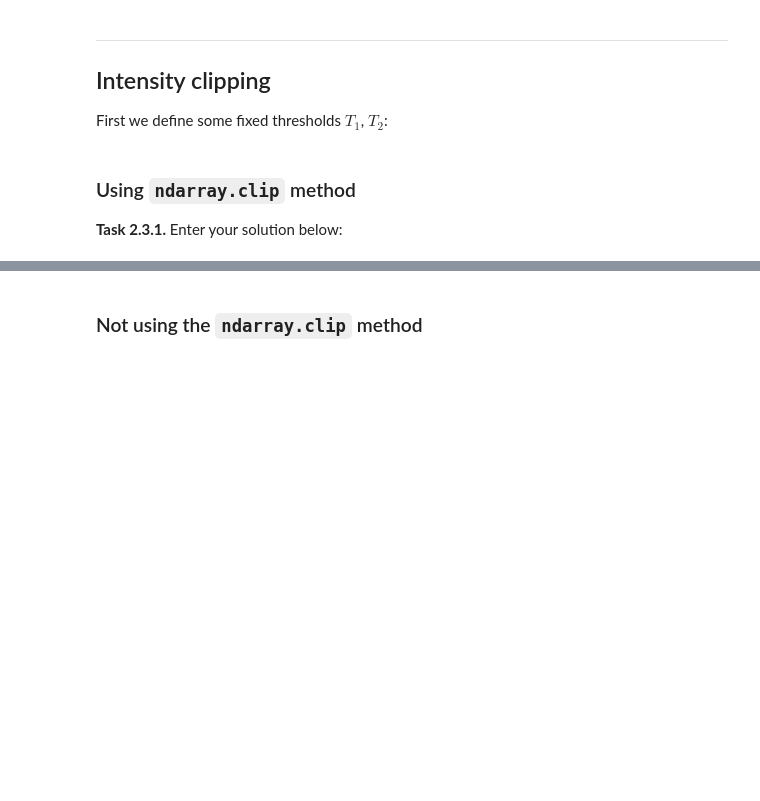
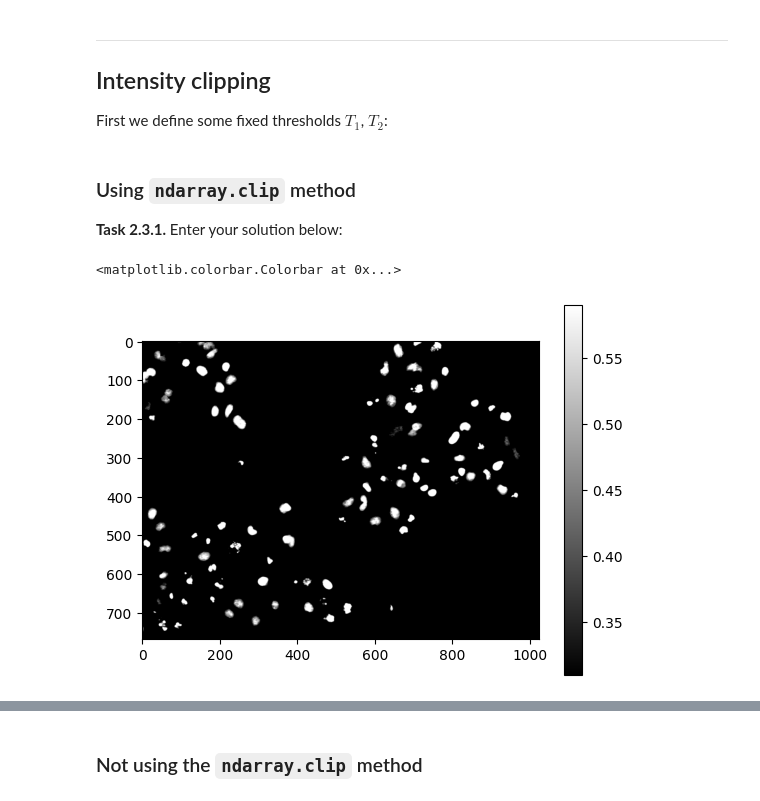
Before and after one commit to Theresa-F/mobi-fs3-python, a Jupyter notebook: task2.ipynb, the cells around one changed output, grey strips where cells are left out. Saved outputs shown, nothing was run; the diff lists cells and outputs as text; code cells hidden in the pictures; blank space fills up the shorter version.

Commit message:
Save Task 2.clip with ndarray method

```diff
--- a/task2.ipynb
+++ b/task2.ipynb
@@ -44,3 +44,10 @@ T2 = 0.59
 ### Using `ndarray.clip` method
 
 **<a id="#">Task 2.3.1.</a>** Enter your solution below:
+# %%
+img.clip(T1, T2)
+plt.imshow(img.clip(T1, T2), 'gray')
+plt.colorbar()
+# %% [output]
+<matplotlib.colorbar.Colorbar at 0x...>
+[figure, added]
```
Also changed, not shown: parts of 2 cells of this notebook.
